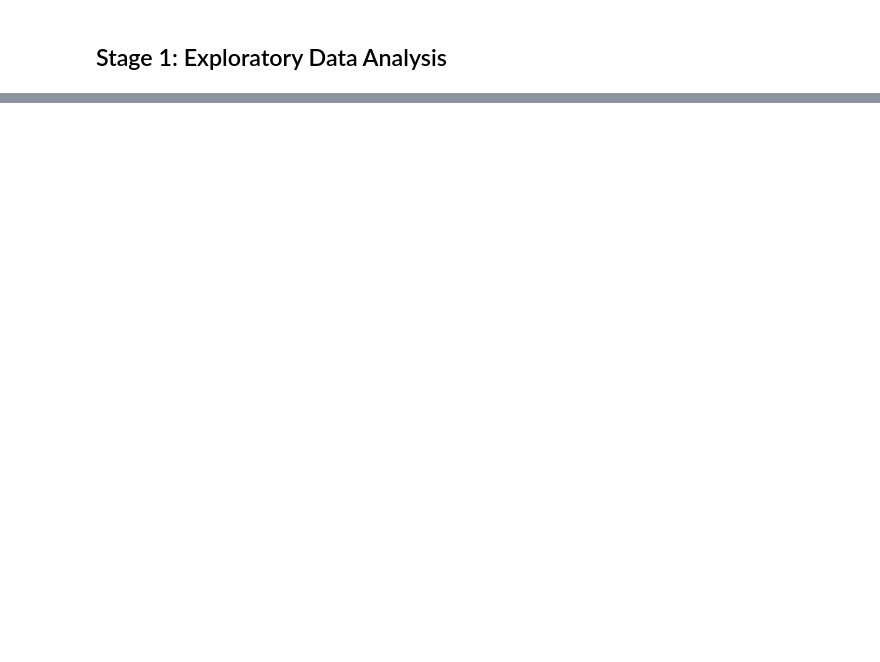
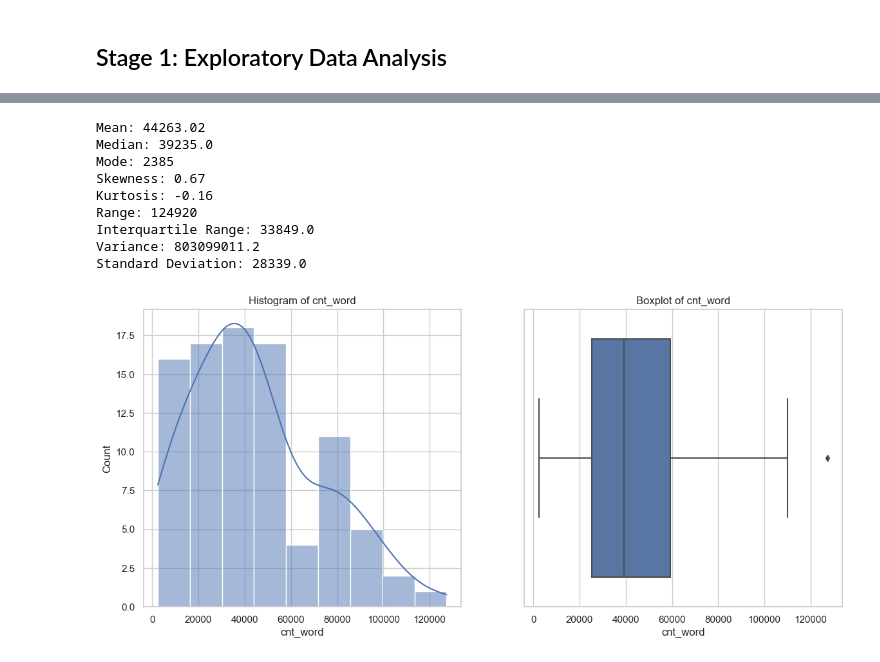
Before and after one commit to syX113/hslu-nlp, a Jupyter notebook: stage1/01-data-exploration-and-visualization.ipynb, the cells around one changed output, grey strips where cells are left out. Cells and saved outputs as stored; diff of their text form; code cells hidden in the pictures; blank space fills up the shorter version.

```diff
--- a/stage1/01-data-exploration-and-visualization.ipynb
+++ b/stage1/01-data-exploration-and-visualization.ipynb
@@ -59,0 +153,15 @@ Text Specific:
+# %%
+calculate_basic_statistical_properties('cnt_word', cleaned_data[cleaned_data.internal == 1])
+calulate_dispersion_measures('cnt_word', cleaned_data[cleaned_data.internal == 1])
+plot_basic_hist_and_box('cnt_word', cleaned_data[cleaned_data.internal == 1])
+# %% [output]
+Mean: 44263.02
+Median: 39235.0
+Mode: 2385
+Skewness: 0.67
+Kurtosis: -0.16
+Range: 124920
+Interquartile Range: 33849.0
+Variance: 803099011.2
+Standard Deviation: 28339.0
+[figure, added]
```
Also changed, not shown: parts of 42 cells of this notebook.
